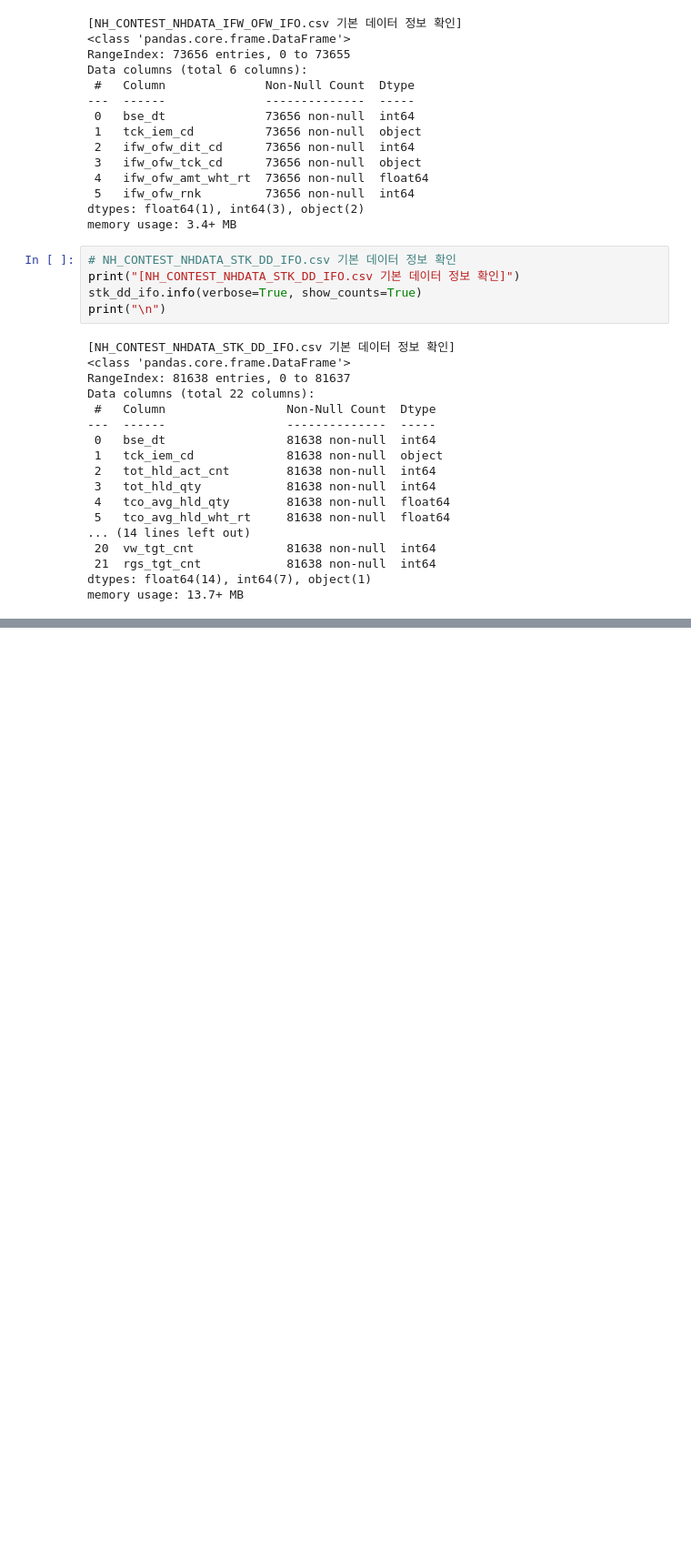
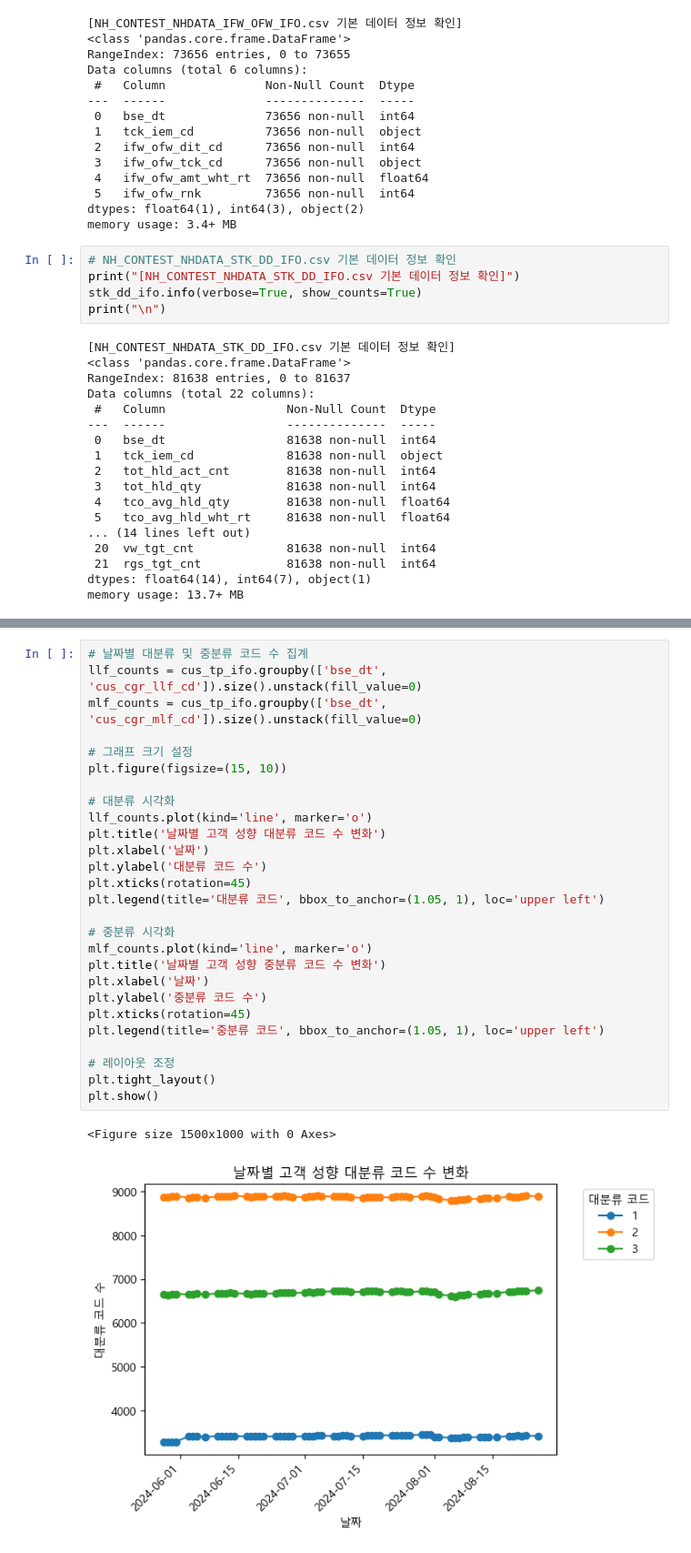
Before and after one commit to froggy-hyun/24NH_bigdata, a Jupyter notebook: code_sunghyun.ipynb, the cells around one changed output, grey strips where cells are left out. Shown at 91% size. Cells and saved outputs as stored; diff of their text form; blank space fills up the shorter version.

```diff
--- a/code_sunghyun.ipynb
+++ b/code_sunghyun.ipynb
@@ -87,0 +307,30 @@ memory usage: 13.7+ MB
+# %%
+# 날짜별 대분류 및 중분류 코드 수 집계
+llf_counts = cus_tp_ifo.groupby(['bse_dt', 'cus_cgr_llf_cd']).size().unstack(fill_value=0)
+mlf_counts = cus_tp_ifo.groupby(['bse_dt', 'cus_cgr_mlf_cd']).size().unstack(fill_value=0)
+
+# 그래프 크기 설정
+plt.figure(figsize=(15, 10))
+
+# 대분류 시각화
+llf_counts.plot(kind='line', marker='o')
+plt.title('날짜별 고객 성향 대분류 코드 수 변화')
+plt.xlabel('날짜')
+plt.ylabel('대분류 코드 수')
+plt.xticks(rotation=45)
+plt.legend(title='대분류 코드', bbox_to_anchor=(1.05, 1), loc='upper left')
+
+# 중분류 시각화
+mlf_counts.plot(kind='line', marker='o')
+plt.title('날짜별 고객 성향 중분류 코드 수 변화')
+plt.xlabel('날짜')
+plt.ylabel('중분류 코드 수')
+plt.xticks(rotation=45)
+plt.legend(title='중분류 코드', bbox_to_anchor=(1.05, 1), loc='upper left')
+
+# 레이아웃 조정
+plt.tight_layout()
+plt.show()
+# %% [output]
+<Figure size 1500x1000 with 0 Axes>
+[figure, added]
```
Also changed, not shown: parts of 21 cells of this notebook.
